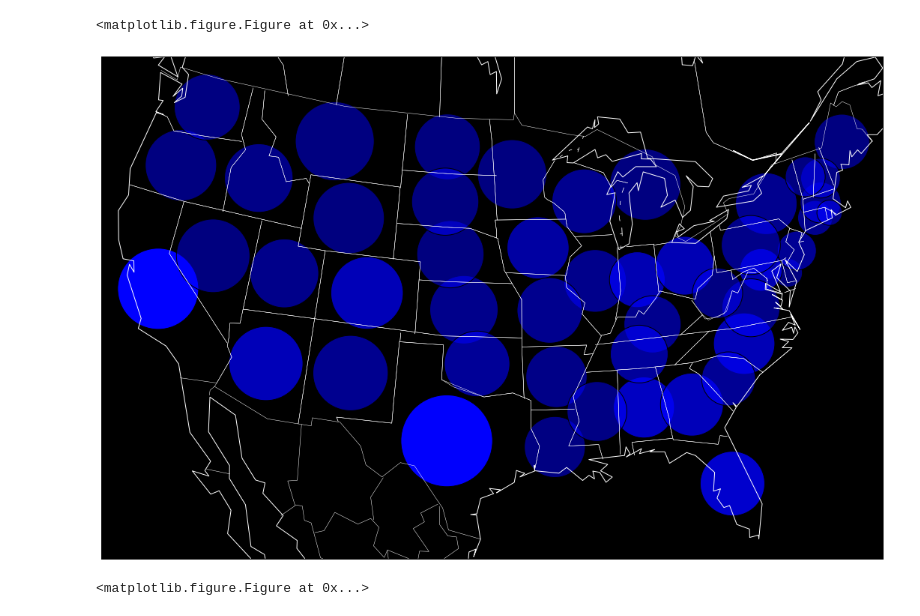
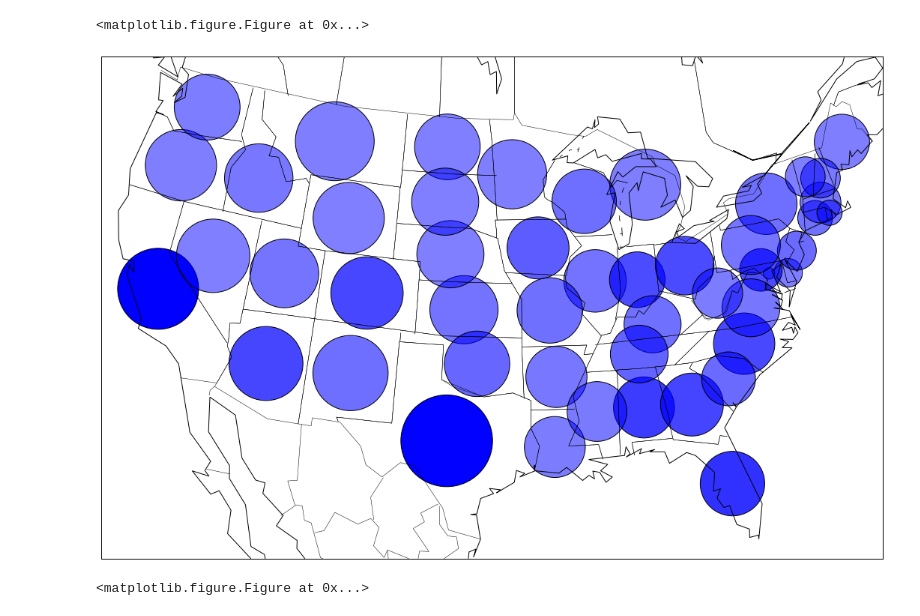
Before and after one commit to beneisner/primary-prediction, a Jupyter notebook: Map Visualization.ipynb, the cells around one changed output. Saved outputs shown, nothing was run; the diff lists cells and outputs as text; code cells hidden in the pictures.

```diff
--- a/Map Visualization.ipynb
+++ b/Map Visualization.ipynb
@@ -37,15 +37,15 @@ colors = np.zeros((51,4))
 colors[:,2] = 1.0
 colors[:,3] = np.array(opacity)/(2*float((max(opacity)))) + 0.5
 # %%
-m.drawcoastlines(color='white')
-m.drawstates(color='white')
-m.drawcountries(color='white')
-m.drawmapboundary(fill_color='black')
+m.drawcoastlines(color='black')
+m.drawstates(color='black')
+m.drawcountries(color='black')
+m.drawmapboundary(fill_color='white')
 
 m.scatter(lon, lat, latlon=True, s=rad, c=colors)
 plt.show()
 # %% [output]
-[figure, old version]
+[figure, new version]
 # %%
 plt.figure(figsize=(19,20))
 # %% [output]
```
Also changed, not shown: parts of 12 cells of this notebook, 2 other files.
